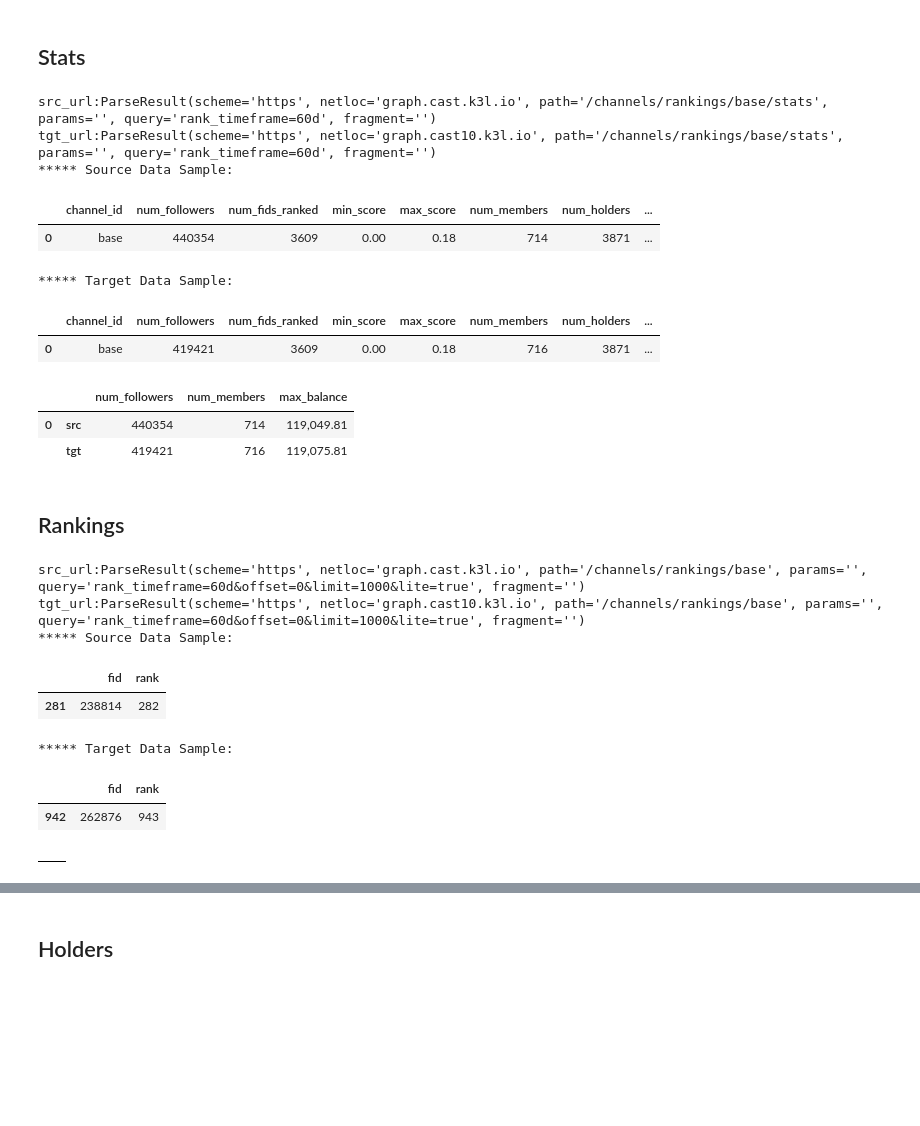
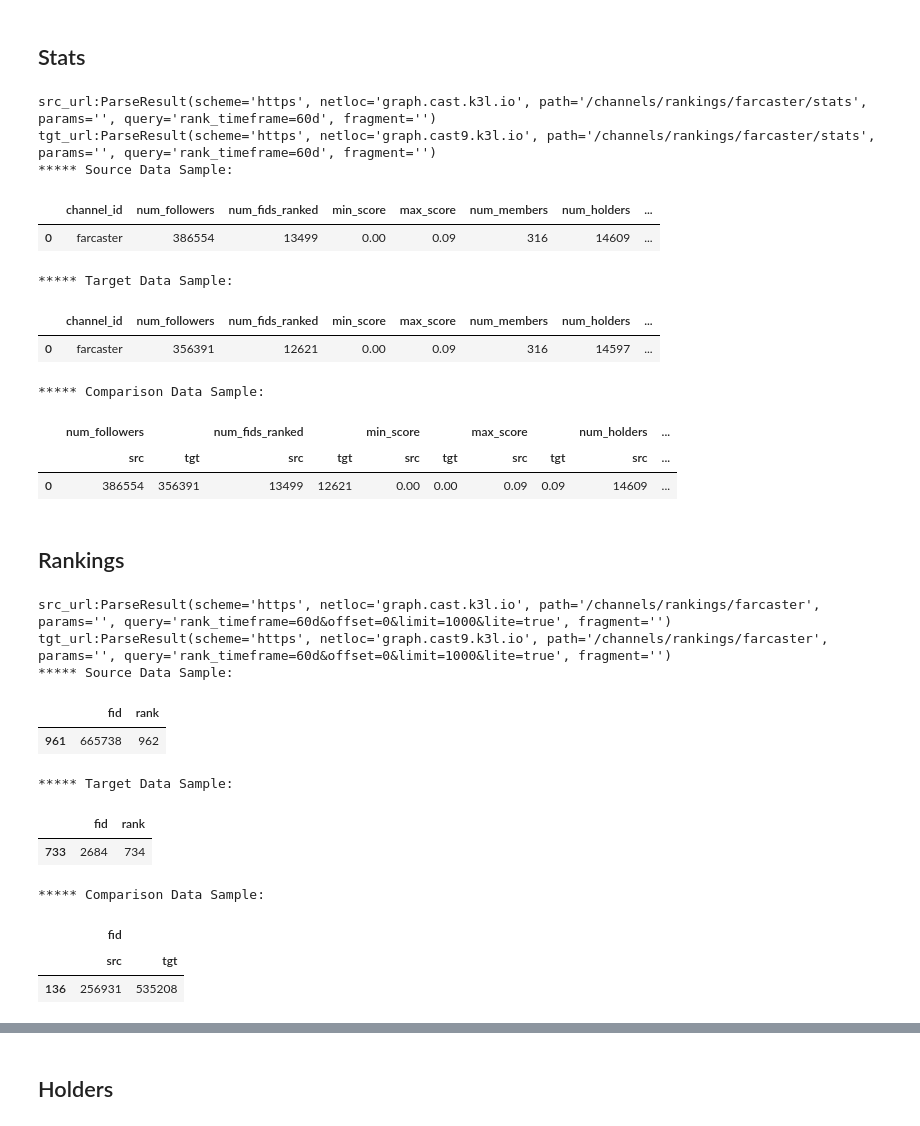
Before and after one commit to Karma3Labs/farcaster-graph, a Jupyter notebook: notebooks/Compare_APIs.ipynb, the cells around one changed output, grey strips where cells are left out. Cells and saved outputs as stored; diff of their text form; code cells hidden in the pictures; blank space fills up the shorter version.

```diff
--- a/notebooks/Compare_APIs.ipynb
+++ b/notebooks/Compare_APIs.ipynb
@@ -44,20 +39,29 @@ def clean_df(df, excluded_cols):
     colFilter = df.filter(excluded_cols)
     df = df.drop(colFilter, axis=1)
     if 'fid' in df.columns:
-        df['fid'] = df['fid'].astype(dtype='int32')
+        df['fid'] = df['fid'].astype("Int32")
     return df
 # %%
 def compare_data(src_df, tgt_df, excluded_cols):
     src_df = clean_df(src_df, excluded_cols)
+    print("***** Source Data Sample:")
+    display(src_df.sample())
+
     tgt_df = clean_df(tgt_df, excluded_cols)
+    print("***** Target Data Sample:")
+    display(tgt_df.sample())
+
     cmp_df = src_df.compare(tgt_df, result_names=('src', 'tgt'), align_axis=1)
-    display(tgt_df.sample())
-    return cmp_df
+    cmp_df = clean_df(cmp_df, excluded_cols)
+    print("***** Comparison Data Sample:")
+    display(cmp_df.sample())
+
+    return (src_df, tgt_df, cmp_df)
 # %%
 def validate_fetch_compare(src_url, tgt_url):
     validate_urls(src_url, tgt_url)
     (src_df, tgt_df) = fetch_data(src_url, tgt_url)
-    return (src_df, tgt_df, compare_data(src_df, tgt_df, ['bal_update_ts']))
+    return compare_data(src_df, tgt_df, ['bal_update_ts'])
 # %% [markdown]
 # Channels
 # %%
@@ -69,21 +73,22 @@ channel_id = input()
 # %%
 src_url = urllib.parse.urlparse(f"https://graph.cast.k3l.io/channels/rankings/{channel_id}/stats?rank_timeframe=60d")
 # %%
-tgt_url = urllib.parse.urlparse(f"https://graph.cast10.k3l.io/channels/rankings/{channel_id}/stats?rank_timeframe=60d")
+tgt_url = urllib.parse.urlparse(f"https://graph.cast9.k3l.io/channels/rankings/{channel_id}/stats?rank_timeframe=60d")
 # %%
-validate_fetch_compare(src_url, tgt_url)
+(_, _, comparison) = validate_fetch_compare(src_url, tgt_url)
 # %% [output]
-src_url:ParseResult(scheme='https', netloc='graph.cast.k3l.io', path='/channels/rankings/base/stats', params='', query='rank_timeframe=60d', fragment='')
-tgt_url:ParseResult(scheme='https', netloc='graph.cast10.k3l.io', path='/channels/rankings/base/stats', params='', query='rank_timeframe=60d', fragment='')
+src_url:ParseResult(scheme='https', netloc='graph.cast.k3l.io', path='/channels/rankings/farcaster/stats', params='', query='rank_timeframe=60d', fragment='')
+tgt_url:ParseResult(scheme='https', netloc='graph.cast9.k3l.io', path='/channels/rankings/farcaster/stats', params='', query='rank_timeframe=60d', fragment='')
 ***** Source Data Sample:
 |  | channel_id | num_followers | num_fids_ranked | min_score | max_score | num_members | num_holders | ... |
-| 0 | base | 440354 | 3609 | 0.00 | 0.18 | 714 | 3871 | ... |
+| 0 | farcaster | 386554 | 13499 | 0.00 | 0.09 | 316 | 14609 | ... |
 ***** Target Data Sample:
 |  | channel_id | num_followers | num_fids_ranked | min_score | max_score | num_members | num_holders | ... |
-| 0 | base | 419421 | 3609 | 0.00 | 0.18 | 716 | 3871 | ... |
+| 0 | farcaster | 356391 | 12621 | 0.00 | 0.09 | 316 | 14597 | ... |
+***** Comparison Data Sample:
-|  |  | num_followers | num_members | max_balance |
-| 0 | src | 440354 | 714 | 119,049.81 |
-|  | tgt | 419421 | 716 | 119,075.81 |
+|  | num_followers |  | num_fids_ranked |  | min_score |  | max_score |  | num_holders | ... |
+|  | src | tgt | src | tgt | src | tgt | src | tgt | src | ... |
+| 0 | 386554 | 356391 | 13499 | 12621 | 0.00 | 0.00 | 0.09 | 0.09 | 14609 | ... |
 # %% [markdown]
 ## Rankings
 # %%
@@ -93,13 +98,16 @@ tgt_url = urllib.parse.urlparse(f"https://graph.cast10.k3l.io/channels/rankings/
                                 "?rank_timeframe=60d&offset=0&limit=1000&lite=true")
 # %%
-validate_fetch_compare(src_url, tgt_url)
+(_, _, comparison) = validate_fetch_compare(src_url, tgt_url)
 # %% [output]
-src_url:ParseResult(scheme='https', netloc='graph.cast.k3l.io', path='/channels/rankings/base', params='', query='rank_timeframe=60d&offset=0&limit=1000&lite=true', fragment='')
-tgt_url:ParseResult(scheme='https', netloc='graph.cast10.k3l.io', path='/channels/rankings/base', params='', query='rank_timeframe=60d&offset=0&limit=1000&lite=true', fragment='')
+src_url:ParseResult(scheme='https', netloc='graph.cast.k3l.io', path='/channels/rankings/farcaster', params='', query='rank_timeframe=60d&offset=0&limit=1000&lite=true', fragment='')
+tgt_url:ParseResult(scheme='https', netloc='graph.cast9.k3l.io', path='/channels/rankings/farcaster', params='', query='rank_timeframe=60d&offset=0&limit=1000&lite=true', fragment='')
 ***** Source Data Sample:
 |  | fid | rank |
-| 281 | 238814 | 282 |
+| 961 | 665738 | 962 |
 ***** Target Data Sample:
 |  | fid | rank |
-| 942 | 262876 | 943 |
+| 733 | 2684 | 734 |
+***** Comparison Data Sample:
-|  |  |
+|  | fid |  |
+|  | src | tgt |
+| 136 | 256931 | 535208 |
```
Also changed, not shown: parts of 13 cells of this notebook.
